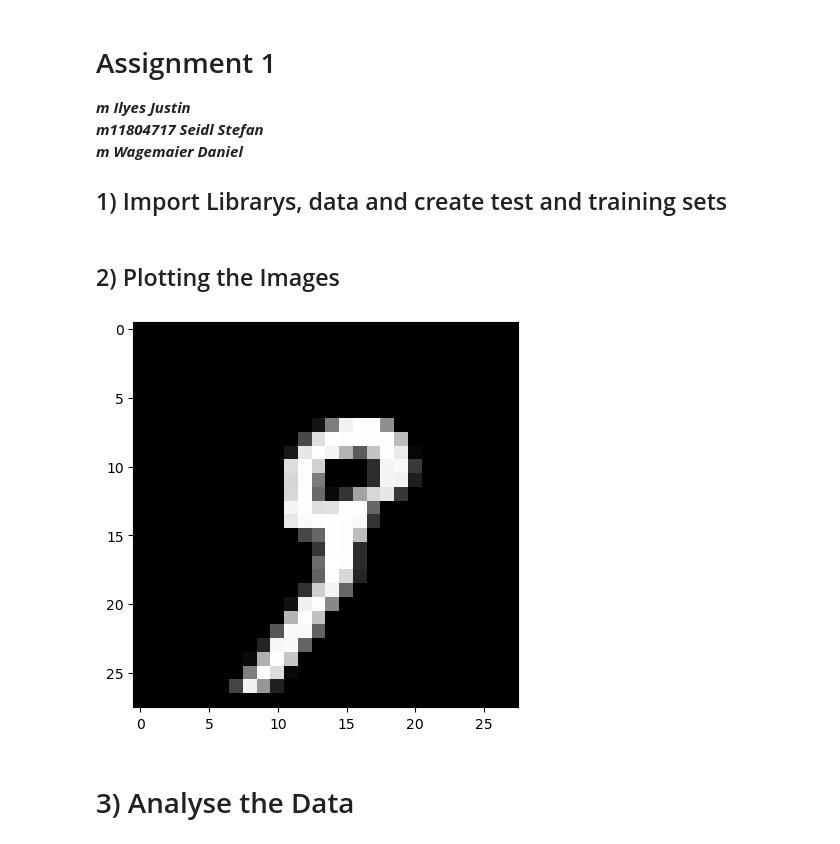
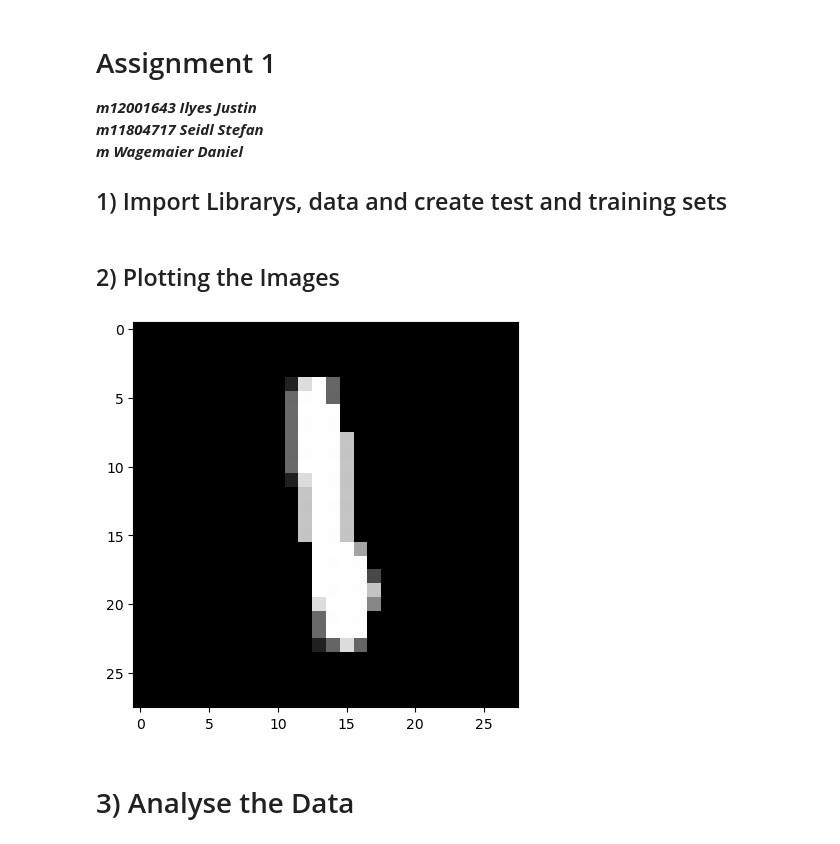
Before and after one commit to Roxxon360/MachineLearningAlgorithms_WS2022, a Jupyter notebook: Ass1_Ilyes_Seidl_Wagermaier.ipynb, the cells around one changed output. Saved outputs shown, nothing was run; the diff lists cells and outputs as text; code cells hidden in the pictures.

```diff
--- a/Ass1_Ilyes_Seidl_Wagermaier.ipynb
+++ b/Ass1_Ilyes_Seidl_Wagermaier.ipynb
@@ -1,7 +1,7 @@
 # %% [markdown]
 # Assignment 1
 
-__*m Ilyes Justin <br>
+__*m12001643 Ilyes Justin <br>
 m11804717 Seidl Stefan <br>
 m Wagemaier Daniel*__ <br>
 
@@ -13,9 +13,13 @@ from sklearn.naive_bayes import MultinomialNB
 from sklearn.naive_bayes import ComplementNB
 from sklearn.naive_bayes import BernoulliNB
 from sklearn.naive_bayes import CategoricalNB
+import sklearn.model_selection as skms
+from sklearn import tree
+from sklearn.metrics import classification_report
 import matplotlib.pyplot as plt
 import pandas as pd
-plt.rcParams['figure.figsize'] = [11, 5] #change inline figure size [width, higth]
+
+plt.rcParams['figure.figsize'] = [10, 5] #change inline figure size [width, higth]
 
 df = pd.read_csv("alldigits.csv")
 data = df.to_numpy()
@@ -23,26 +27,26 @@ data = df.to_numpy()
 X = data[:, :-1]
 y = data[:, -1]
 
-X_train, X_test, y_train, y_test = train_test_split(X, y, test_size=0.9, random_state=0)
+X_train, X_test, y_train, y_test = train_test_split(X, y, test_size=0.5, random_state=0)
 # %% [markdown]
 ## 2) Plotting the Images
 # %%
 pictures = []
 for row in data:
     single_picture_matrix = []
     for i in range(28):
         innerList = []
         for j in range(28):
             innerList.append(int(row[j * 28 + i]))
         single_picture_matrix.append(innerList)
     pictures.append(single_picture_matrix)
 
 
-n = 19
+n = 200
 plt.imshow(pictures[n], cmap='Greys_r', vmin=0, vmax=255)
 plt.show()
 # %% [output]
-[figure, old version]
+[figure, new version]
 # %% [markdown]
 # 3) Analyse the Data
 # %%
```
Also changed, not shown: parts of 9 cells of this notebook.
